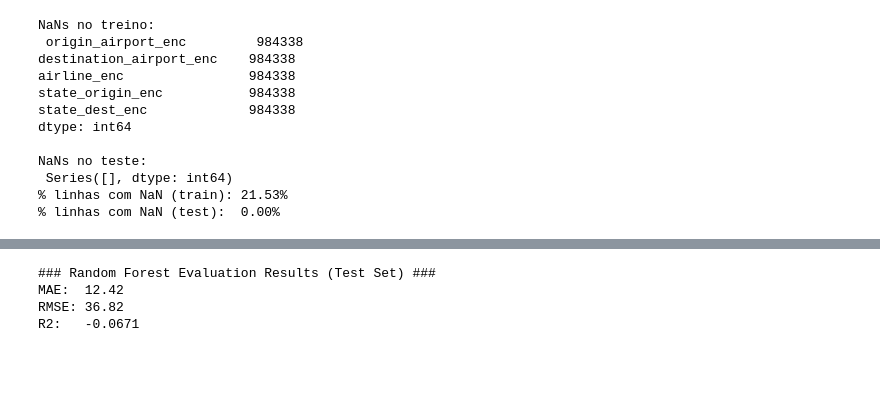
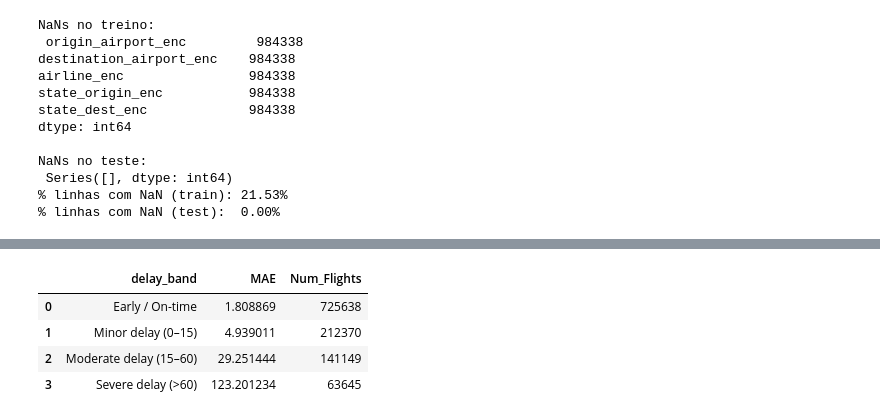
Before and after one commit to GuilhermeDellatin/fiap-machine-learning-tech-challenge-3, a Jupyter notebook: flight-regression.ipynb, the cells around one changed output, grey strips where cells are left out. Saved outputs shown, nothing was run; the diff lists cells and outputs as text; code cells hidden in the pictures; blank space fills up the shorter version.

```diff
--- a/flight-regression.ipynb
+++ b/flight-regression.ipynb
@@ -363,38 +288,42 @@ Text(0.5, 1.0, 'Resíduos do modelo')
-# %%
-# ===============================
-# Modelo - Random Forest Regressor
-# ===============================
-rf = RandomForestRegressor(
-    n_estimators=100,        # ↓ fewer trees
-    max_depth=10,            # ↓ shallow trees
-    min_samples_leaf=30,     # ↓ limits splits
-    max_features="sqrt",     # ↓ fewer features per split
-    n_jobs=-1,
-    random_state=42
-)
-
-# =========================
-# Treino
-# =========================
-y_train_log = np.log1p(y_train)
-y_test_log = np.log1p(y_test)
-
-rf.fit(X_train, y_train_log)
-y_pred = np.expm1(rf.predict(X_test))
-
-# =========================
-# Métricas
-# =========================
-mae = mean_absolute_error(y_test, y_pred)
-rmse = mean_squared_error(y_test, y_pred, squared=False)
-r2 = r2_score(y_test, y_pred)
-
-print("### Random Forest Evaluation Results (Test Set) ###")
-print(f"MAE:  {mae:.2f}")
-print(f"RMSE: {rmse:.2f}")
-print(f"R2:   {r2:.4f}")
-# %% [output]
-### Random Forest Evaluation Results (Test Set) ###
-MAE:  12.42
-RMSE: 36.82
-R2:   -0.0671
+# %%
+df_eval = pd.DataFrame({
+    "y_real": y_test,
+    "y_pred": y_pred
+})
+
+# Absolute error
+df_eval["abs_error"] = np.abs(df_eval["y_real"] - df_eval["y_pred"])
+
+# Delay bands
+bins = [-np.inf, 0, 15, 60, np.inf]
+labels = [
+    "Early / On-time",
+    "Minor delay (0–15)",
+    "Moderate delay (15–60)",
+    "Severe delay (>60)"
+]
+
+df_eval["delay_band"] = pd.cut(
+    df_eval["y_real"],
+    bins=bins,
+    labels=labels
+)
+
+# MAE by delay band
+mae_by_band = (
+    df_eval
+    .groupby("delay_band", observed=True)
+    .agg(
+        MAE=("abs_error", "mean"),
+        Num_Flights=("abs_error", "count")
+    )
+    .reset_index()
+)
+
+mae_by_band
+# %% [output]
+|  | delay_band | MAE | Num_Flights |
+| 0 | Early / On-time | 1.808869 | 725638 |
+| 1 | Minor delay (0–15) | 4.939011 | 212370 |
+| 2 | Moderate delay (15–60) | 29.251444 | 141149 |
+| 3 | Severe delay (>60) | 123.201234 | 63645 |
```
Also changed, not shown: parts of 26 cells of this notebook.
